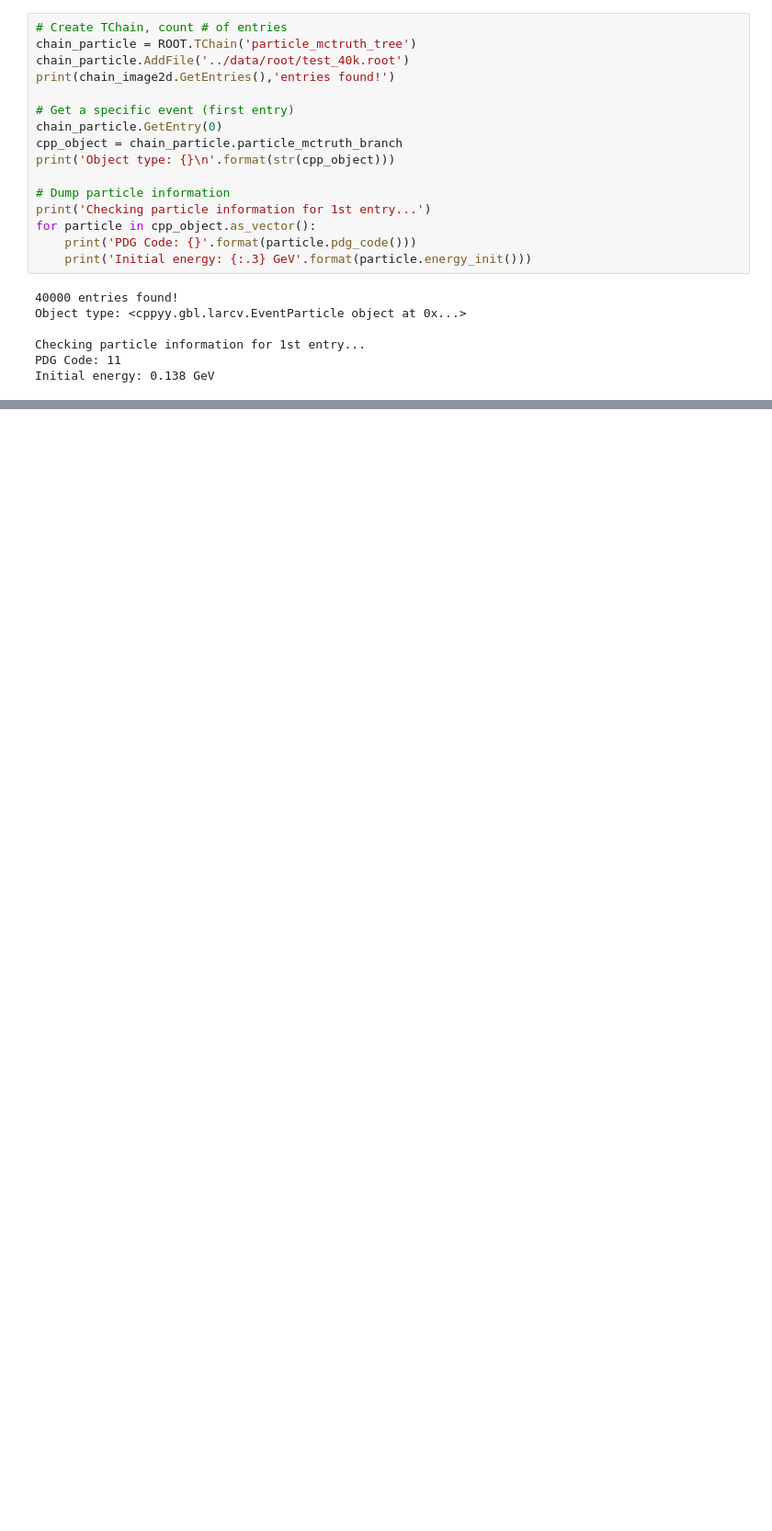
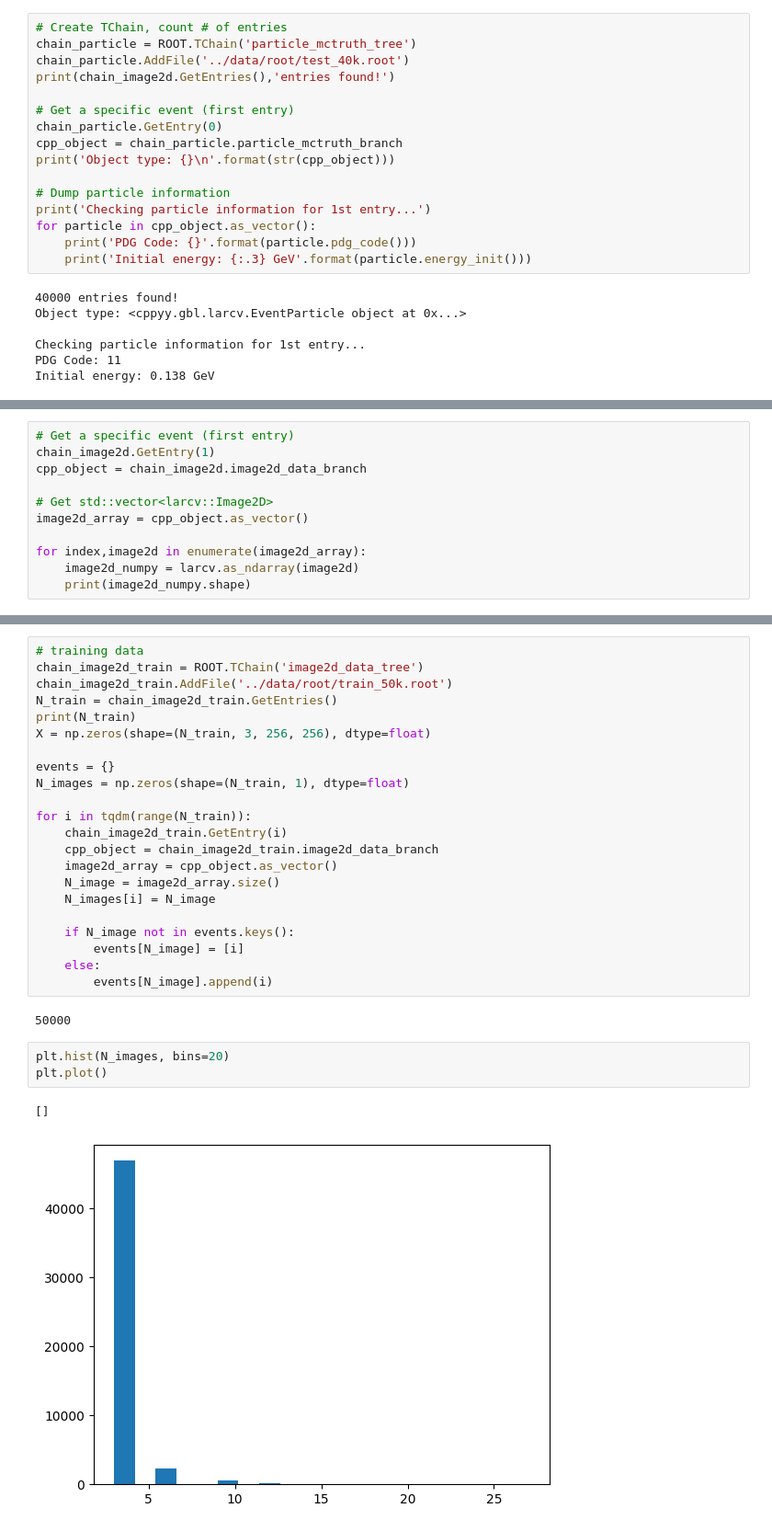
Before and after one commit to cpareja3025/phys139-239_final_project, a Jupyter notebook: notebooks/check_root_data.ipynb, the cells around one changed output, grey strips where cells are left out. Shown at 92% size. Saved outputs shown, nothing was run; the diff lists cells and outputs as text; blank space fills up the shorter version.

Commit message:
simple data analysis and save data to numpy arrays

```diff
--- a/notebooks/check_root_data.ipynb
+++ b/notebooks/check_root_data.ipynb
@@ -76,0 +80,11 @@ Initial energy: 0.138 GeV
+# %%
+# Get a specific event (first entry)
+chain_image2d.GetEntry(1)
+cpp_object = chain_image2d.image2d_data_branch
+
+# Get std::vector<larcv::Image2D>
+image2d_array = cpp_object.as_vector()
+
+for index,image2d in enumerate(image2d_array):
+    image2d_numpy = larcv.as_ndarray(image2d)
+    print(image2d_numpy.shape)
@@ -76,0 +97,30 @@ Initial energy: 0.138 GeV
+# %%
+# training data
+chain_image2d_train = ROOT.TChain('image2d_data_tree')
+chain_image2d_train.AddFile('../data/root/train_50k.root')
+N_train = chain_image2d_train.GetEntries()
+print(N_train)
+X = np.zeros(shape=(N_train, 3, 256, 256), dtype=float)
+
+events = {}
+N_images = np.zeros(shape=(N_train, 1), dtype=float)
+
+for i in tqdm(range(N_train)):
+    chain_image2d_train.GetEntry(i)
+    cpp_object = chain_image2d_train.image2d_data_branch
+    image2d_array = cpp_object.as_vector()
+    N_image = image2d_array.size()
+    N_images[i] = N_image
+
+    if N_image not in events.keys():
+        events[N_image] = [i]
+    else:
+        events[N_image].append(i)
+# %% [output]
+50000
+# %%
+plt.hist(N_images, bins=20)
+plt.plot()
+# %% [output]
+[]
+[figure, added]
```
Also changed, not shown: parts of 16 cells of this notebook.
